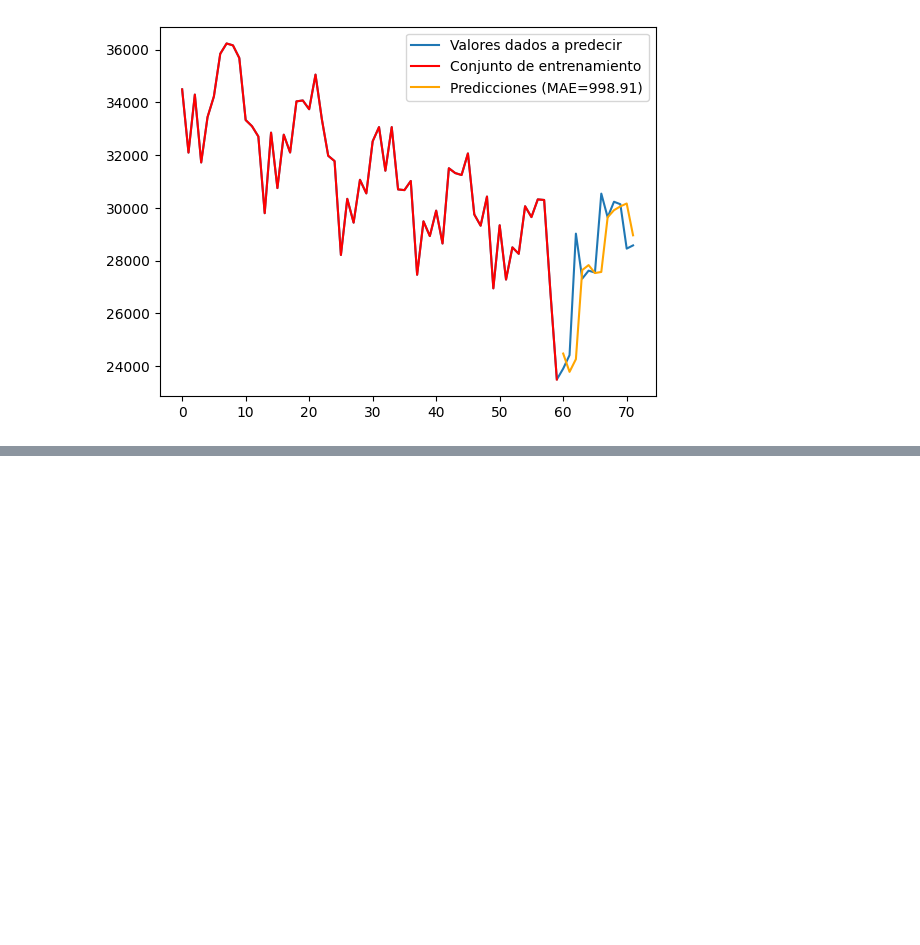
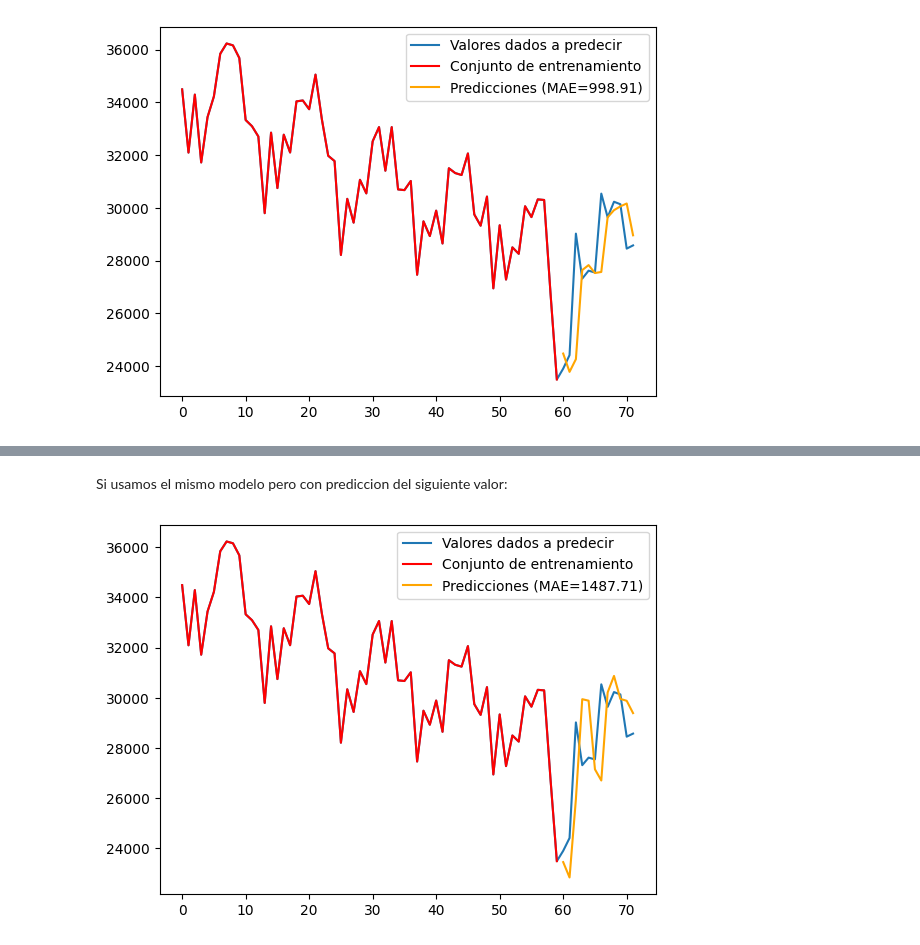
Before and after one commit to MarioGRBlanco/MCP, a Jupyter notebook: 3_seriesVersion2.ipynb, the cells around one changed output, grey strips where cells are left out. Cells and saved outputs as stored; diff of their text form; code cells hidden in the pictures; blank space fills up the shorter version.

```diff
--- a/3_seriesVersion2.ipynb
+++ b/3_seriesVersion2.ipynb
@@ -324,0 +368,19 @@ plt.show()
+# %% [markdown]
+Si usamos el mismo modelo pero con prediccion del siguiente valor:
+# %%
+X_hat_series = X21
+for t in T_missing:
+    series = X21
+    model = ARIMA(XVALUES[:t], order=(5,0,0))
+    model_fit = model.fit()
+    X_hat_series = np.hstack((X_hat_series, model_fit.predict(start=t,end=t,dynamic=True)))
+
+mae = mean_absolute_error(XVALUES[T_missing], X_hat_series[T_missing])
+
+plt.plot(XVALUES, label='Valores dados a predecir')
+plt.plot(X21, color='red', label='Conjunto de entrenamiento')
+plt.plot(T_missing, X_hat_series[T_missing], color='orange', label=f'Predicciones (MAE={mae:.2f})')
+plt.legend()
+plt.show()
+# %% [output]
+[figure, added]
```
Also changed, not shown: parts of 8 cells of this notebook.
